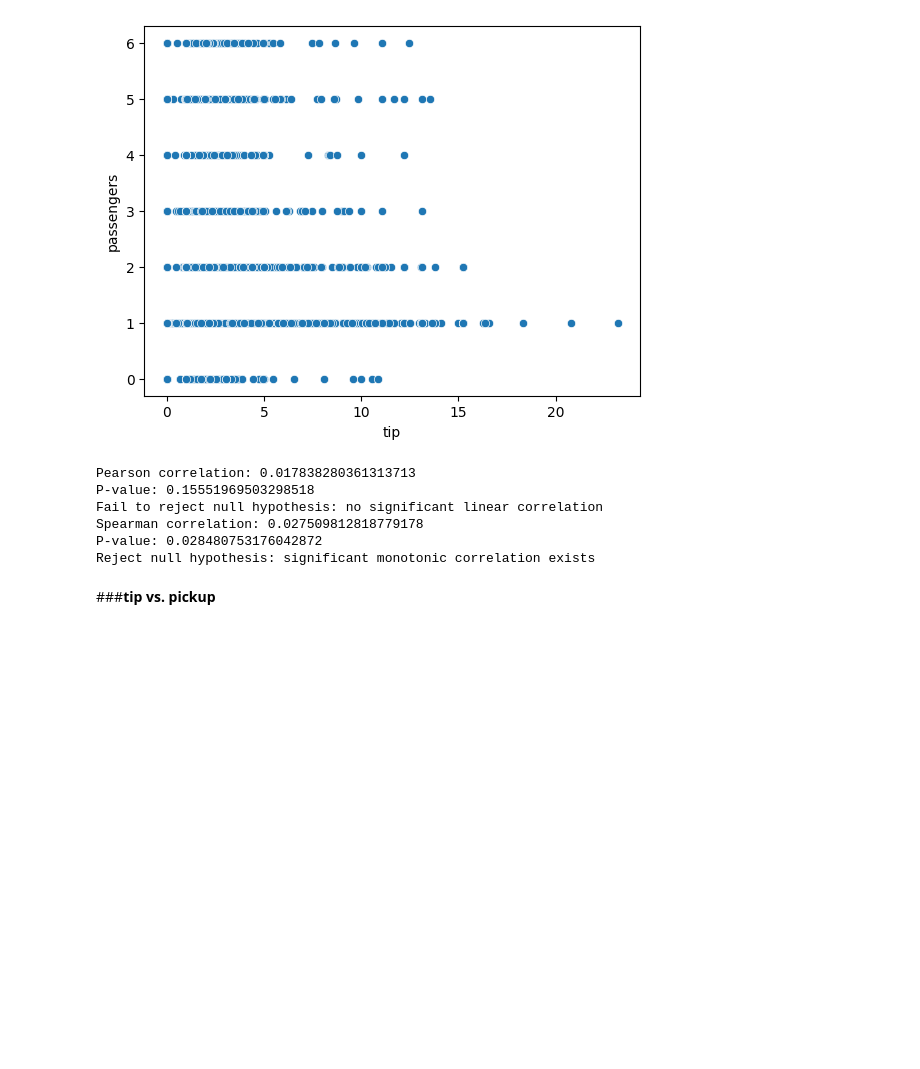
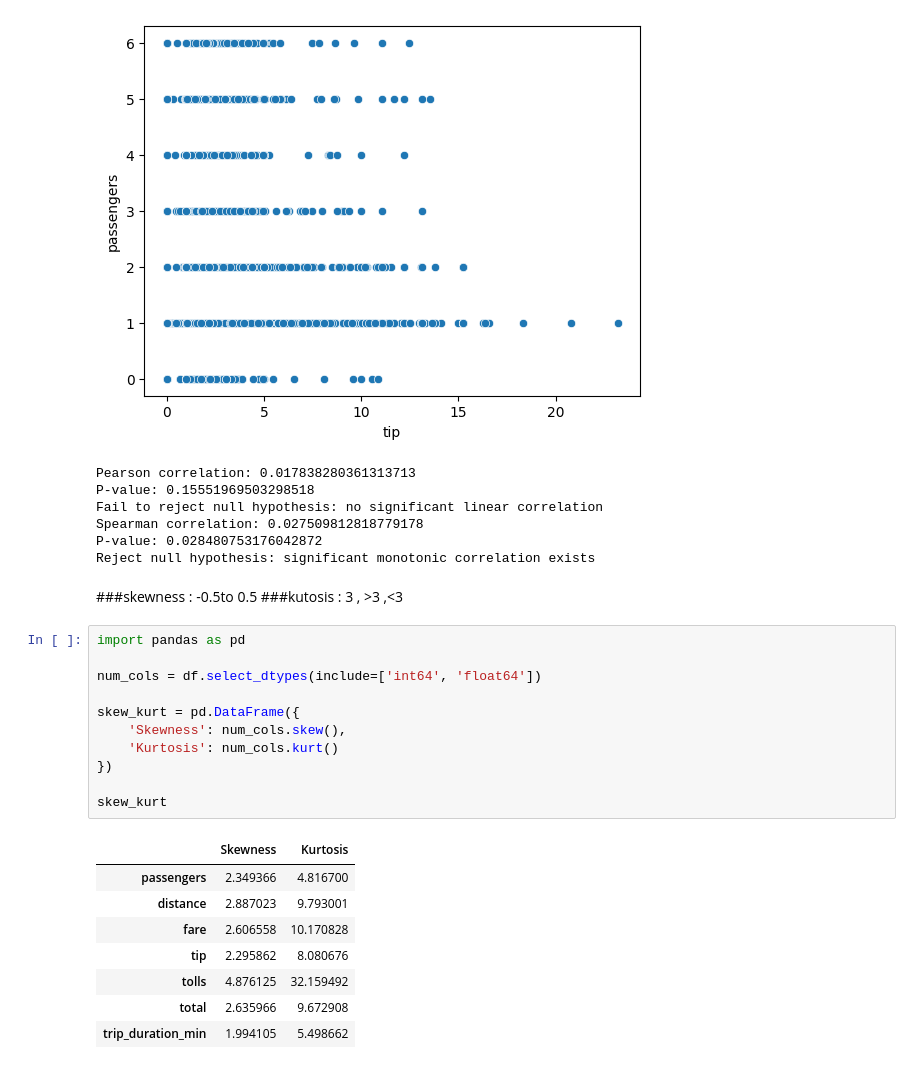
Before and after one commit to Khushibung05/Hypothesis-Testing-Statistical-Inference, a Jupyter notebook: Hypothesis_Testing_&_Statistical_Inference.ipynb, the cells around one changed output. Drawn from its saved outputs; the diff is of its cells as text; blank space fills up the shorter version.

```diff
--- a/Hypothesis_Testing_&_Statistical_Inference.ipynb
+++ b/Hypothesis_Testing_&_Statistical_Inference.ipynb
@@ -824,5 +824,26 @@ Fail to reject null hypothesis: no significant linear correlation
 Spearman correlation: 0.027509812818779178
 P-value: 0.028480753176042872
 Reject null hypothesis: significant monotonic correlation exists
-# %% [markdown]
-###**tip vs. pickup**
+# %% [markdown]
+###skewness : -0.5to 0.5
+###kutosis : 3 , >3 ,<3
+# %%
+import pandas as pd
+
+num_cols = df.select_dtypes(include=['int64', 'float64'])
+
+skew_kurt = pd.DataFrame({
+    'Skewness': num_cols.skew(),
+    'Kurtosis': num_cols.kurt()
+})
+
+skew_kurt
+# %% [output]
+|  | Skewness | Kurtosis |
+| passengers | 2.349366 | 4.816700 |
+| distance | 2.887023 | 9.793001 |
+| fare | 2.606558 | 10.170828 |
+| tip | 2.295862 | 8.080676 |
+| tolls | 4.876125 | 32.159492 |
+| total | 2.635966 | 9.672908 |
+| trip_duration_min | 1.994105 | 5.498662 |
```
Also changed, not shown: parts of 40 cells of this notebook.
